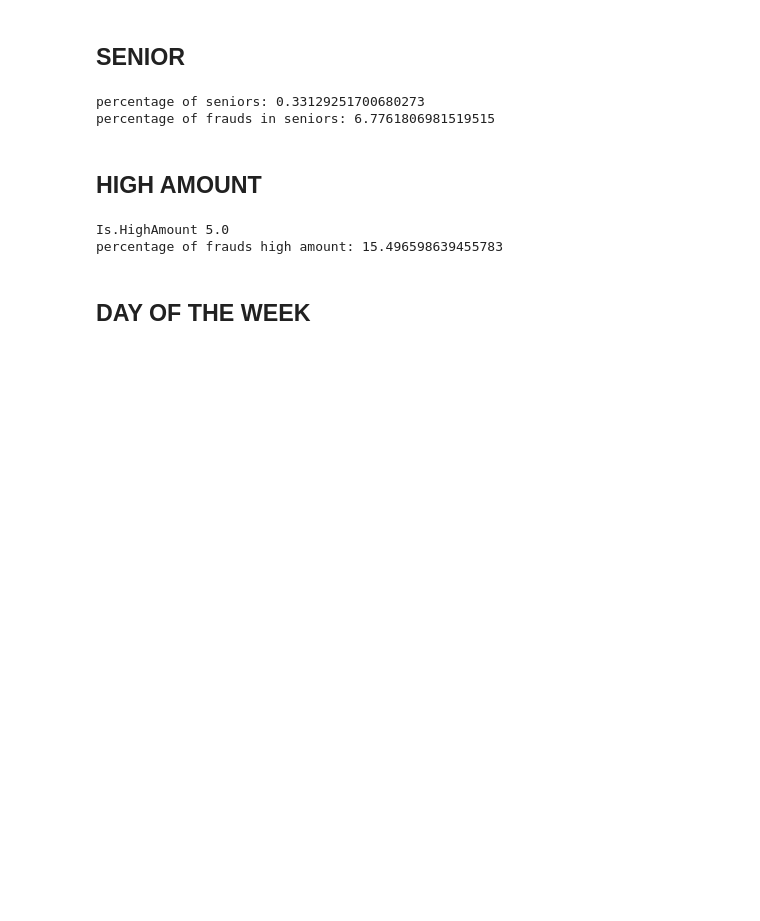
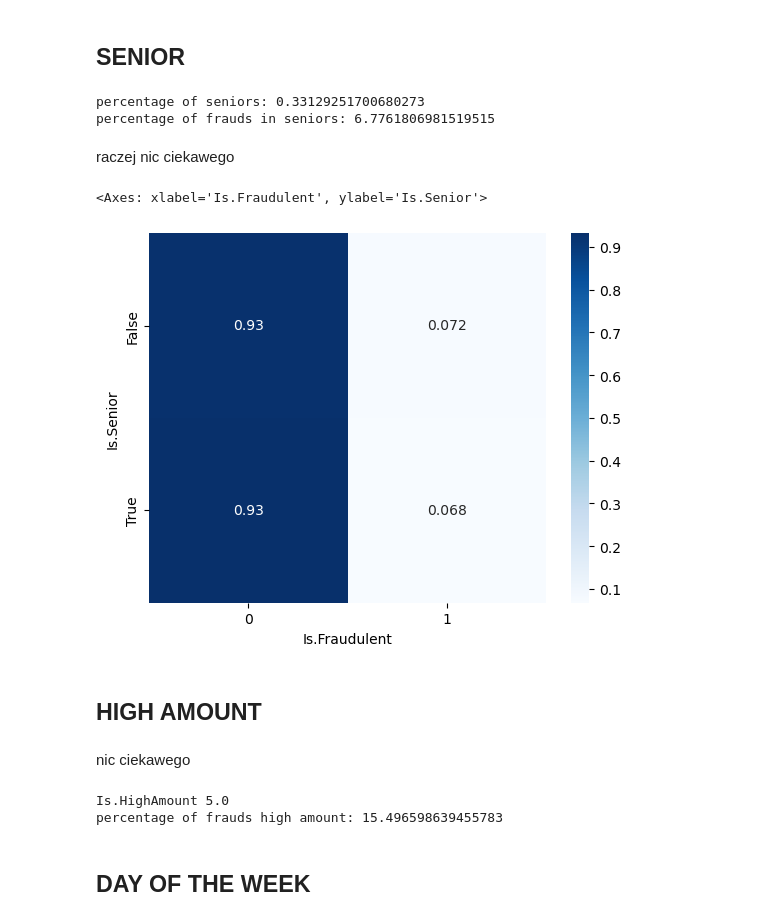
Before and after one commit to andrzejewskimaciej/ML_Intro_Projects, a Jupyter notebook: FE&SMOTE.ipynb, the cells around one changed output. Cells and saved outputs as stored; diff of their text form; code cells hidden in the pictures; blank space fills up the shorter version.

```diff
--- a/FE&SMOTE.ipynb
+++ b/FE&SMOTE.ipynb
@@ -188,8 +215,18 @@ print("percentage of frauds in seniors:", df.loc[(df["Is.Senior"] == 1) & (df["I
 # %% [output]
 percentage of seniors: 0.33129251700680273
 percentage of frauds in seniors: 6.7761806981519515
+# %% [markdown]
+raczej nic ciekawego
+# %%
+cross = pd.crosstab(df["Is.Senior"], df["Is.Fraudulent"], normalize="index")
+sns.heatmap(cross, annot = True, cmap="Blues")
+# %% [output]
+<Axes: xlabel='Is.Fraudulent', ylabel='Is.Senior'>
+[figure, added]
 # %% [markdown]
 ## HIGH AMOUNT
+# %% [markdown]
+nic ciekawego
 # %%
 #NOTHING FANCY
 HighAmountInt=df["Transaction.Amount"].quantile(0.95)
```
Also changed, not shown: parts of 15 cells of this notebook, 1 other file.
